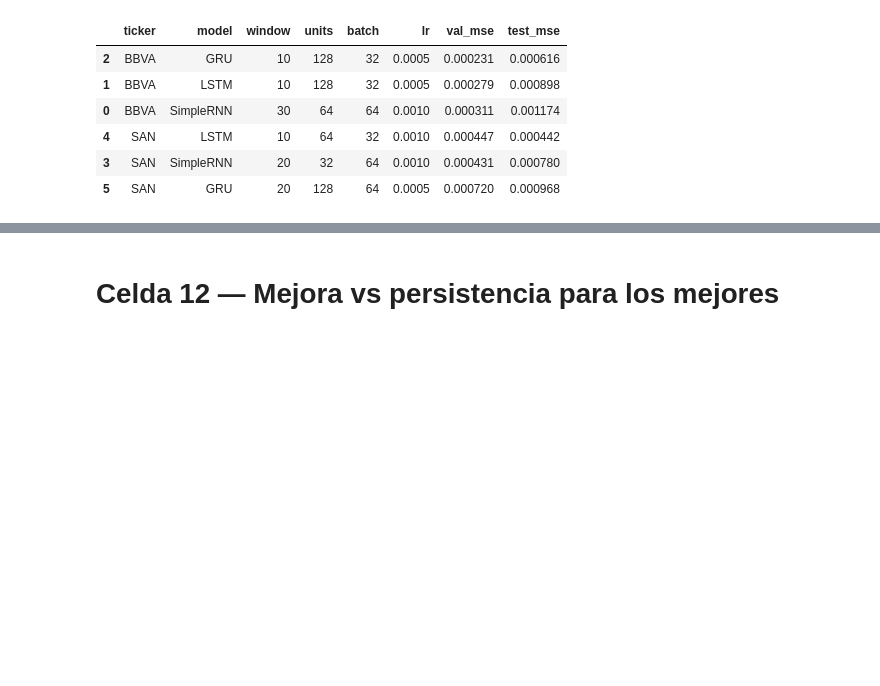
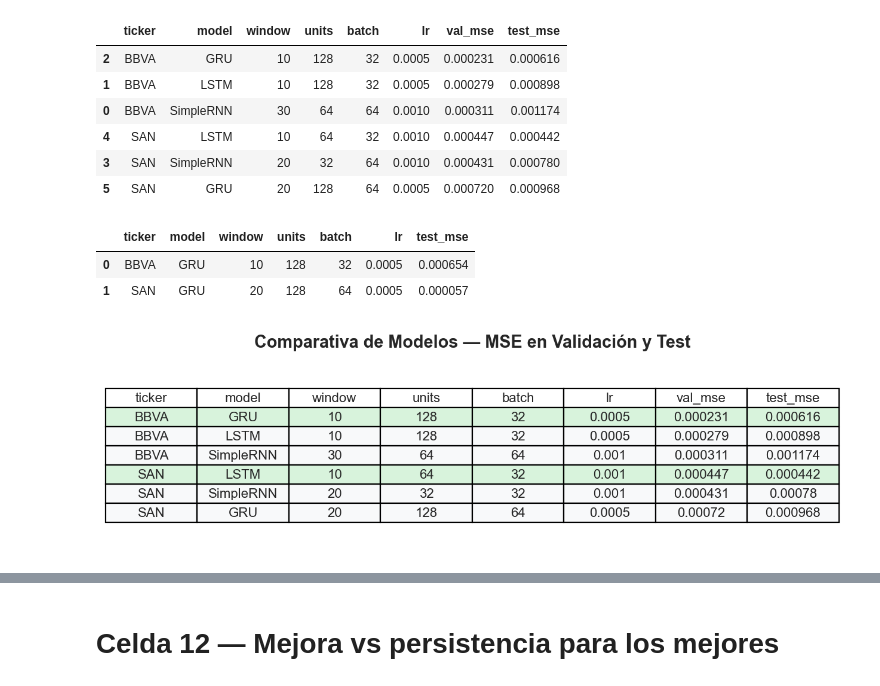
Before and after one commit to luciacantos/Caso02_Predicciones_bancos, a Jupyter notebook: notebooks/05_Modelos.ipynb, the cells around one changed output, grey strips where cells are left out. Saved outputs shown, nothing was run; the diff lists cells and outputs as text; code cells hidden in the pictures; blank space fills up the shorter version.

```diff
--- a/notebooks/05_Modelos.ipynb
+++ b/notebooks/05_Modelos.ipynb
@@ -438,3 +438,76 @@ display(best_table)
 | 4 | SAN | LSTM | 10 | 64 | 32 | 0.0010 | 0.000447 | 0.000442 |
 | 3 | SAN | SimpleRNN | 20 | 32 | 64 | 0.0010 | 0.000431 | 0.000780 |
 | 5 | SAN | GRU | 20 | 128 | 64 | 0.0005 | 0.000720 | 0.000968 |
+# %%
+def winner_by_ticker(best_table):
+    out = []
+    for tkr in sorted(best_table['ticker'].unique()):
+        row = best_table[best_table['ticker']==tkr].sort_values('test_mse').iloc[0]
+        out.append((tkr, row.model, int(row.window), int(row.units), int(row.batch), float(row.lr), float(row.test_mse)))
+    return pd.DataFrame(out, columns=['ticker','model','window','units','batch','lr','test_mse'])
+
+winner_by_ticker(best_table)
+# %% [output]
+|  | ticker | model | window | units | batch | lr | test_mse |
+| 0 | BBVA | GRU | 10 | 128 | 32 | 0.0005 | 0.000654 |
+| 1 | SAN | GRU | 20 | 128 | 64 | 0.0005 | 0.000057 |
+# %%
+import pandas as pd
+import matplotlib.pyplot as plt
+from matplotlib import colors
+
+# === Datos (tus resultados) ===
+data = {
+    "ticker": ["BBVA", "BBVA", "BBVA", "SAN", "SAN", "SAN"],
+    "model": ["GRU", "LSTM", "SimpleRNN", "LSTM", "SimpleRNN", "GRU"],
+    "window": [10, 10, 30, 10, 20, 20],
+    "units": [128, 128, 64, 64, 32, 128],
+    "batch": [32, 32, 64, 32, 32, 64],
+    "lr": [0.0005, 0.0005, 0.001, 0.001, 0.001, 0.0005],
+    "val_mse": [0.000231, 0.000279, 0.000311, 0.000447, 0.000431, 0.000720],
+    "test_mse": [0.000616, 0.000898, 0.001174, 0.000442, 0.000780, 0.000968]
+}
+
+df = pd.DataFrame(data)
+
+# === Crear figura ===
+fig, ax = plt.subplots(figsize=(9, 2.5), dpi=160)
+ax.axis("off")
+
+# Colores base y destacados
+base_color = "#f8f9fa"     # fondo general (blanco suave)
+highlight_color = "#d8f3dc"  # verde suave para ganadores
+
+# Crear color por fila (resalta ganadores)
+row_colors = []
+for _, row in df.iterrows():
+    if (row["ticker"] == "BBVA" and row["model"] == "GRU") or \
+       (row["ticker"] == "SAN" and row["model"] == "LSTM"):
+        row_colors.append(highlight_color)
+    else:
+        row_colors.append(base_color)
+
+# Crear tabla
+table = ax.table(
+    cellText=df.values,
+    colLabels=df.columns,
+    cellLoc='center',
+    loc='center',
+    cellColours=[[base_color]*len(df.columns)]*len(df)
+)
+
+# Aplicar colores a filas específicas
+for i, color in enumerate(row_colors):
+    for j in range(len(df.columns)):
+        table[(i+1, j)].set_facecolor(color)
+
+# Estilo general
+table.auto_set_font_size(False)
+table.set_fontsize(10)
+table.scale(1.1, 1.2)
+
+# Título
+plt.title("Comparativa de Modelos — MSE en Validación y Test", fontsize=13, weight="bold", pad=12)
+plt.show()
+# %% [output]
+[figure, added]
```
Also changed, not shown: parts of 8 cells of this notebook, 6 other files.
